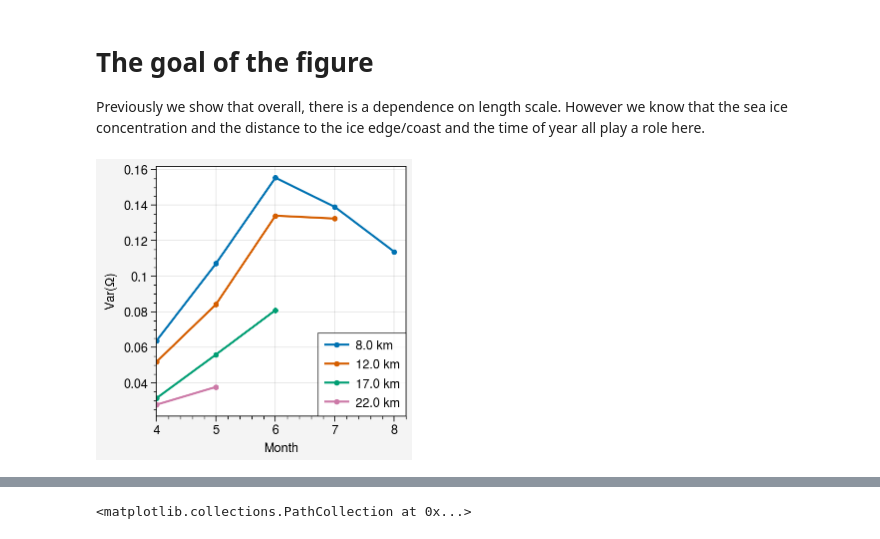
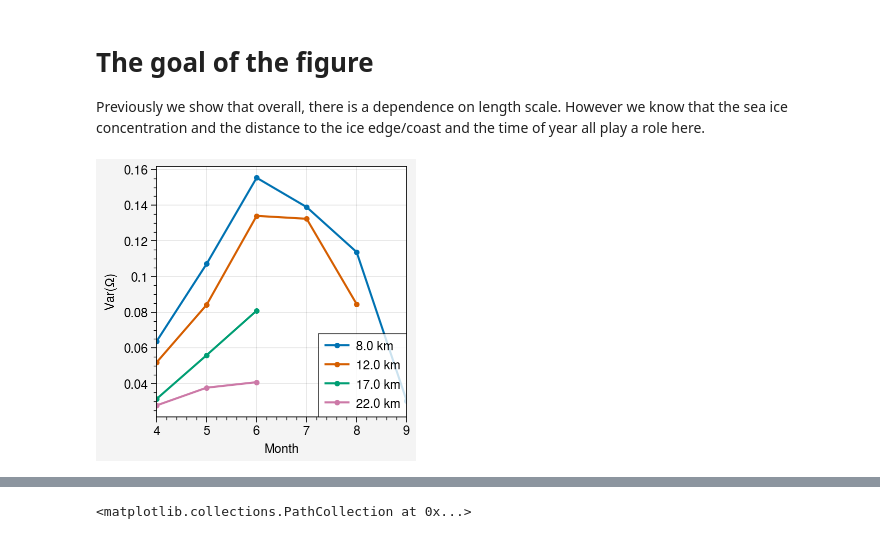
Before and after one commit to danielmwatkins/miz_scales_of_motion, a Jupyter notebook: notebooks/rotation_rate.ipynb, the cells around one changed output, grey strips where cells are left out. Cells and saved outputs as stored; diff of their text form; code cells hidden in the pictures.

```diff
--- a/notebooks/rotation_rate.ipynb
+++ b/notebooks/rotation_rate.ipynb
@@ -173,13 +173,13 @@ Previously we show that overall, there is a dependence on length scale. However
 # %%
 subset['month'] = subset.datetime.dt.month
 fig, ax = pplt.subplots()
 for bin_num in range(2, 9):
     L = subset.loc[subset.l_bin==bin_num, 'L'].mean()
     v = subset.loc[subset.l_bin==bin_num, ['month', 'zeta']].groupby('month').var()
     n = counts[bin_num]
-    if np.any(n > 500):
-        ax.plot(v.where(n > 500), label=str(np.round(L, 0)) + ' km', marker='.')
+    if sum(n > 200) > 1:
+        ax.plot(v.where(n > 200), label=str(np.round(L, 0)) + ' km', marker='.')
 ax.legend(ncols=1)
 ax.format(ylabel='Var($\\Omega$)', xlabel='Month')
 # %% [output]
-[figure, old version]
+[figure, new version]
```
Also changed, not shown: parts of 5 cells of this notebook.
